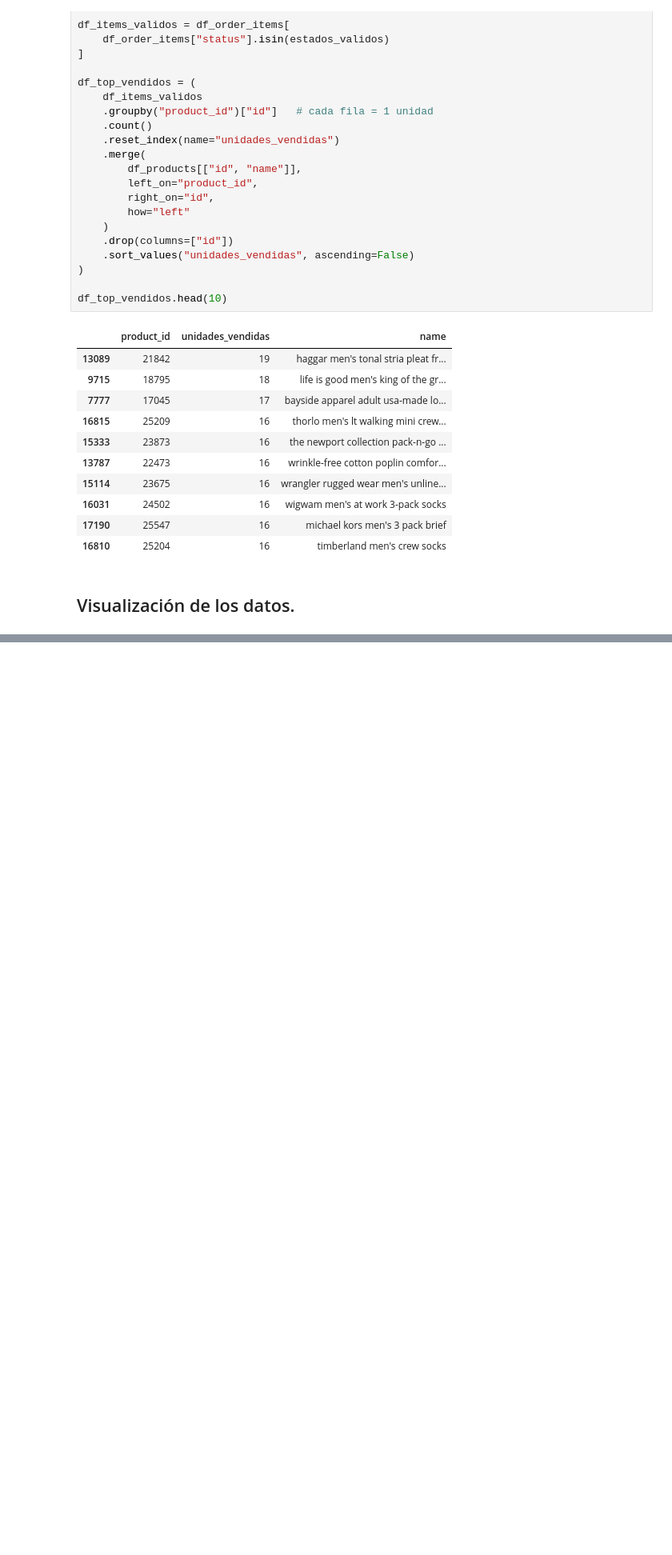
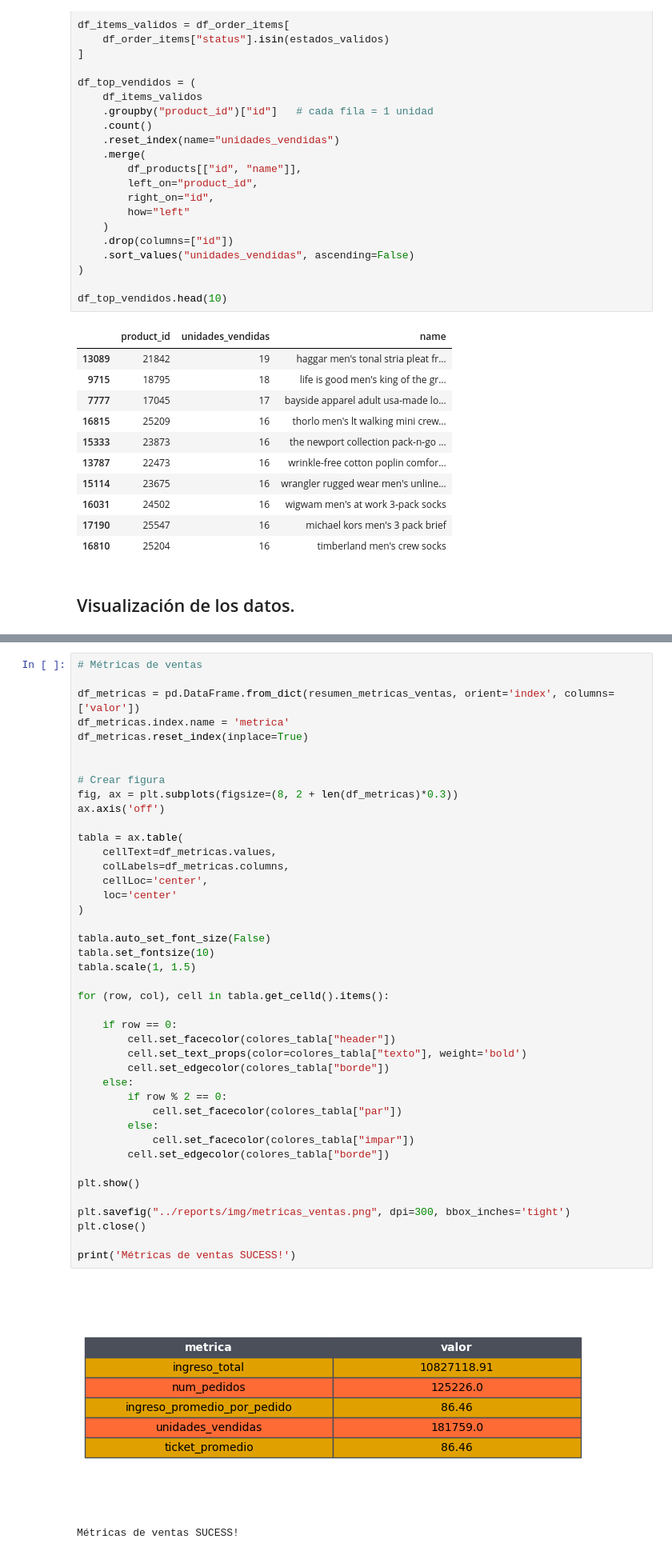
Before and after one commit to ecalderonf/master_DataAnalitics, a Jupyter notebook: modulo-09-proyecto-final/src/ecalderonf_proyecto_final.ipynb, the cells around one changed output, grey strips where cells are left out. Shown at 80% size. Cells and saved outputs as stored; diff of their text form; blank space fills up the shorter version.

```diff
--- a/modulo-09-proyecto-final/src/ecalderonf_proyecto_final.ipynb
+++ b/modulo-09-proyecto-final/src/ecalderonf_proyecto_final.ipynb
@@ -1212,3 +1206,48 @@ colores = list(mi_paleta.values())
+# %%
+# Métricas de ventas
+
+df_metricas = pd.DataFrame.from_dict(resumen_metricas_ventas, orient='index', columns=['valor'])
+df_metricas.index.name = 'metrica'
+df_metricas.reset_index(inplace=True)
+
+
+# Crear figura
+fig, ax = plt.subplots(figsize=(8, 2 + len(df_metricas)*0.3))
+ax.axis('off')
+
+tabla = ax.table(
+    cellText=df_metricas.values,
+    colLabels=df_metricas.columns,
+    cellLoc='center',
+    loc='center'
+)
+
+tabla.auto_set_font_size(False)
+tabla.set_fontsize(10)
+tabla.scale(1, 1.5)
+
+for (row, col), cell in tabla.get_celld().items():
+
+    if row == 0:
+        cell.set_facecolor(colores_tabla["header"])
+        cell.set_text_props(color=colores_tabla["texto"], weight='bold')
+        cell.set_edgecolor(colores_tabla["borde"])
+    else:
+        if row % 2 == 0:
+            cell.set_facecolor(colores_tabla["par"])
+        else:
+            cell.set_facecolor(colores_tabla["impar"])
+        cell.set_edgecolor(colores_tabla["borde"])
+
+plt.show()
+
+plt.savefig("../reports/img/metricas_ventas.png", dpi=300, bbox_inches='tight')
+plt.close()
+
+print('Métricas de ventas SUCESS!')
+# %% [output]
+[figure, added]
+Métricas de ventas SUCESS!
 # %%
 # Métricas por categoría / marca / departamento
 
```
Also changed, not shown: parts of 7 cells of this notebook, 7 other files.
